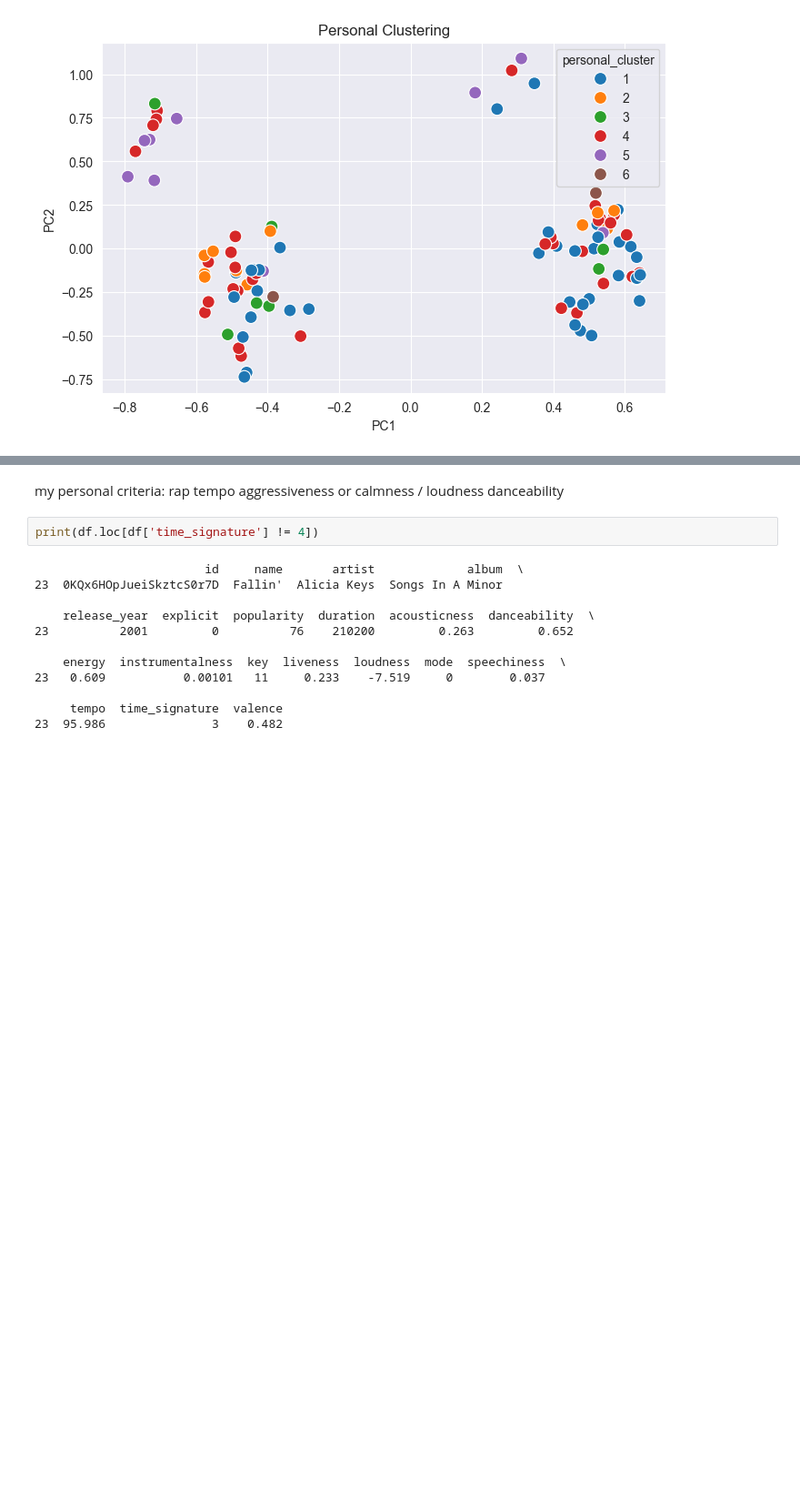
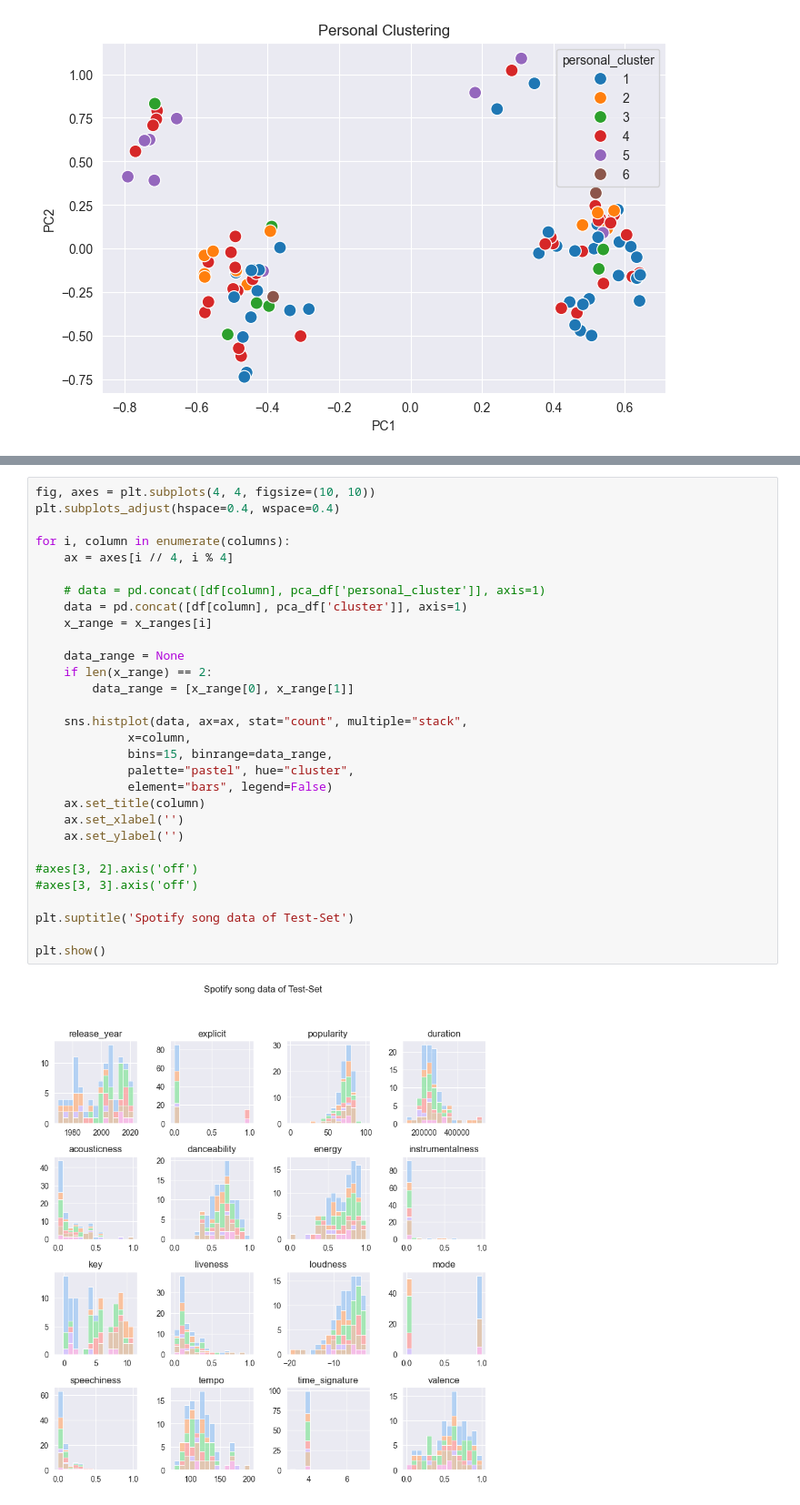
Before and after one commit to jamiany/dspro1, a Jupyter notebook: data_preparation/api.ipynb, the cells around one changed output, grey strips where cells are left out. Shown: that part at 91% size. Saved outputs shown, nothing was run; the diff lists cells and outputs as text; blank space fills up the shorter version.

```diff
--- a/data_preparation/api.ipynb
+++ b/data_preparation/api.ipynb
@@ -234,20 +238,32 @@ plt.show()
-# %% [markdown]
-my personal criteria:
-rap
-tempo
-aggressiveness or calmness / loudness
-danceability
-# %%
-print(df.loc[df['time_signature'] != 4])
-# %% [output]
-                        id     name       artist             album  \
-23  0KQx6HOpJueiSkztcS0r7D  Fallin'  Alicia Keys  Songs In A Minor
-
-    release_year  explicit  popularity  duration  acousticness  danceability  \
-23          2001         0          76    210200         0.263         0.652
-
-    energy  instrumentalness  key  liveness  loudness  mode  speechiness  \
-23   0.609           0.00101   11     0.233    -7.519     0        0.037
-
-     tempo  time_signature  valence
-23  95.986               3    0.482
+# %%
+fig, axes = plt.subplots(4, 4, figsize=(10, 10))
+plt.subplots_adjust(hspace=0.4, wspace=0.4)
+
+for i, column in enumerate(columns):
+    ax = axes[i // 4, i % 4]
+
+    # data = pd.concat([df[column], pca_df['personal_cluster']], axis=1)
+    data = pd.concat([df[column], pca_df['cluster']], axis=1)
+    x_range = x_ranges[i]
+
+    data_range = None
+    if len(x_range) == 2:
+        data_range = [x_range[0], x_range[1]]
+
+    sns.histplot(data, ax=ax, stat="count", multiple="stack",
+             x=column,
+             bins=15, binrange=data_range,
+             palette="pastel", hue="cluster",
+             element="bars", legend=False)
+    ax.set_title(column)
+    ax.set_xlabel('')
+    ax.set_ylabel('')
+
+#axes[3, 2].axis('off')
+#axes[3, 3].axis('off')
+
+plt.suptitle('Spotify song data of Test-Set')
+
+plt.show()
+# %% [output]
+[figure, added]
```
Also changed, not shown: parts of 11 cells of this notebook, 6 other files.
